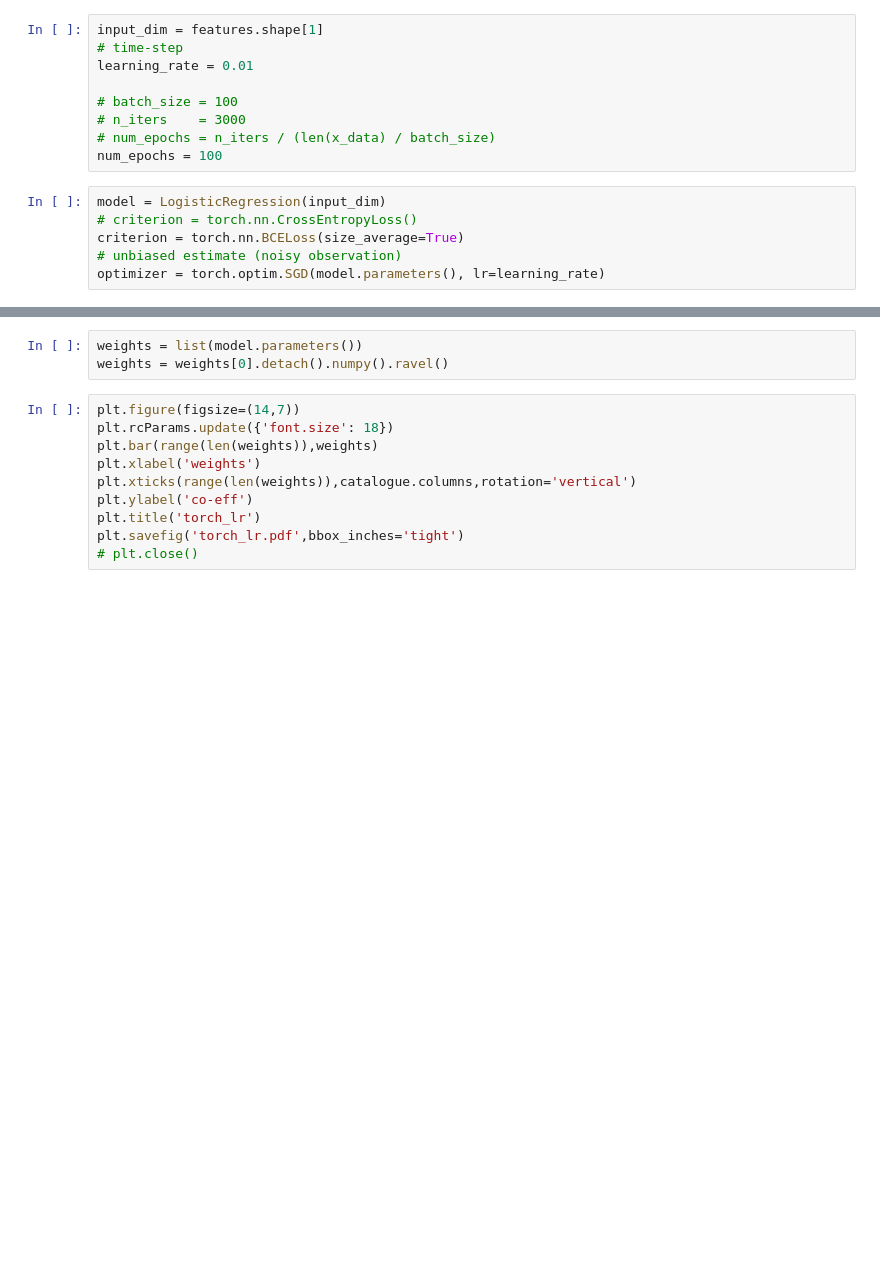
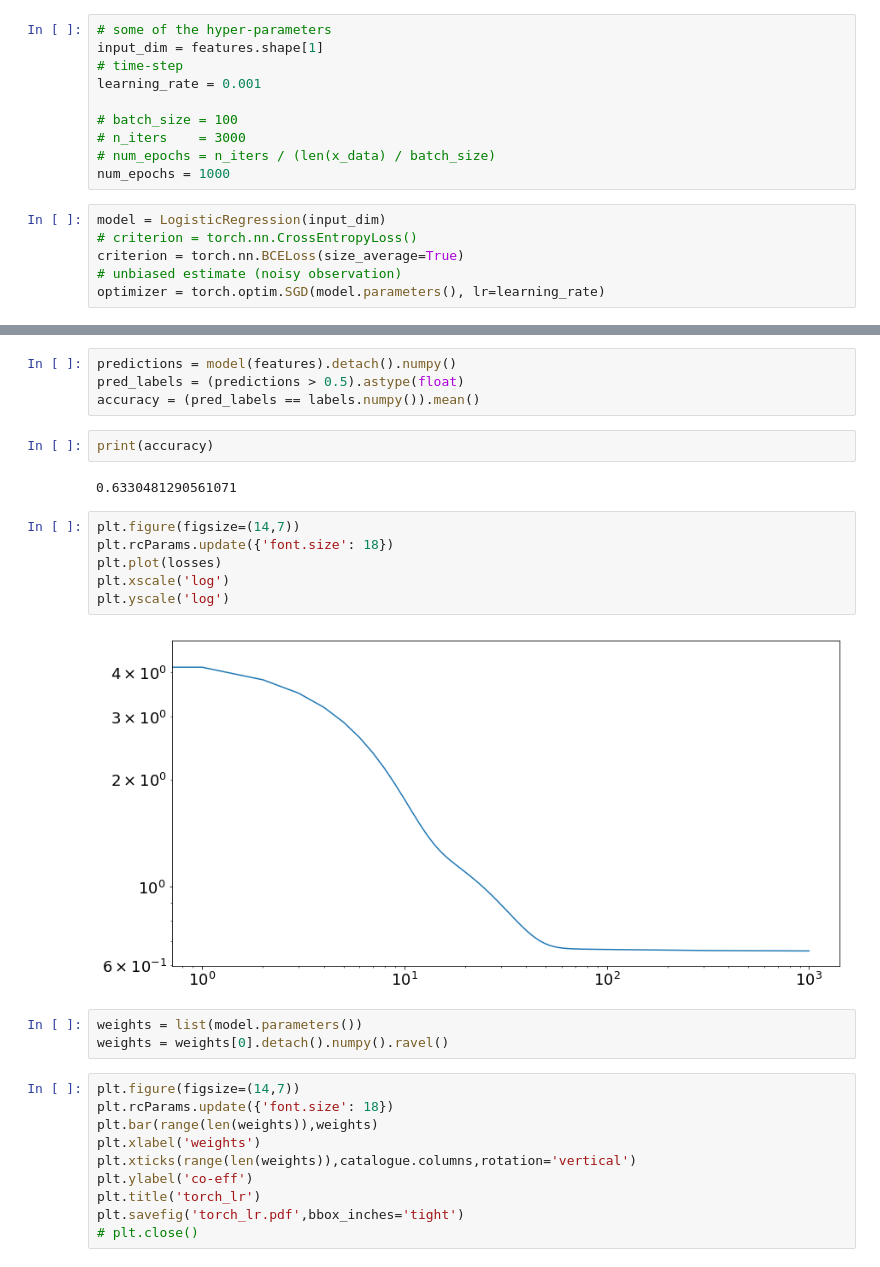
Before and after one commit to MatthewJA/blobmatch, a Jupyter notebook: logistic_regression.ipynb, the cells around one changed output, grey strips where cells are left out. Cells and saved outputs as stored; diff of their text form; blank space fills up the shorter version.

```diff
--- a/logistic_regression.ipynb
+++ b/logistic_regression.ipynb
@@ -54,14 +54,15 @@ class LogisticRegression(torch.nn.Module):
         outputs = F.sigmoid(self.linear(x))
         return outputs
 # %%
+# some of the hyper-parameters
 input_dim = features.shape[1]
 # time-step
-learning_rate = 0.01
+learning_rate = 0.001
 
 # batch_size = 100
 # n_iters    = 3000
 # num_epochs = n_iters / (len(x_data) / batch_size)
-num_epochs = 100
+num_epochs = 1000
 # %%
 model = LogisticRegression(input_dim)
 # criterion = torch.nn.CrossEntropyLoss()
@@ -83,6 +84,22 @@ for epoch in tqdm(range(num_epochs)):
     optimizer.step()
 # %% [output]
 [interactive output not drawn]
+# %%
+predictions = model(features).detach().numpy()
+pred_labels = (predictions > 0.5).astype(float)
+accuracy = (pred_labels == labels.numpy()).mean()
+# %%
+print(accuracy)
+# %% [output]
+0.6330481290561071
+# %%
+plt.figure(figsize=(14,7))
+plt.rcParams.update({'font.size': 18})
+plt.plot(losses)
+plt.xscale('log')
+plt.yscale('log')
+# %% [output]
+[figure, added]
 # %%
 weights = list(model.parameters())
 weights = weights[0].detach().numpy().ravel()
```
Also changed, not shown: parts of 1 cell of this notebook.
